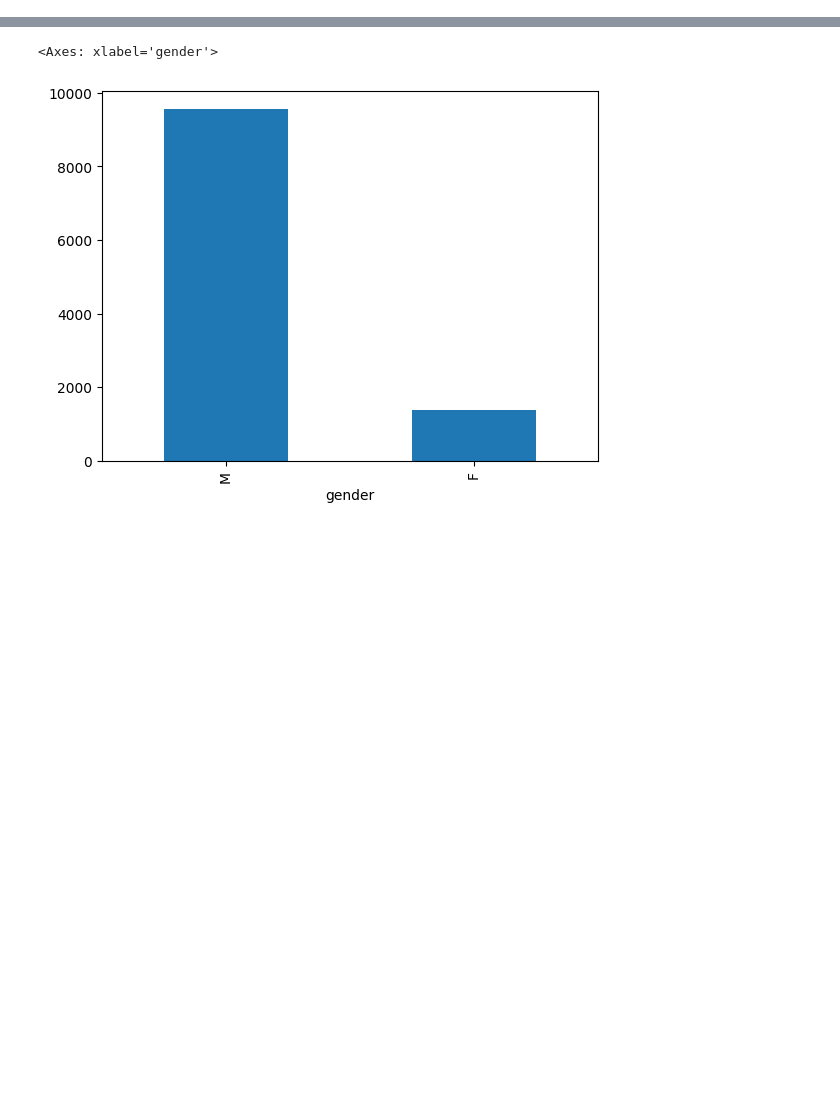
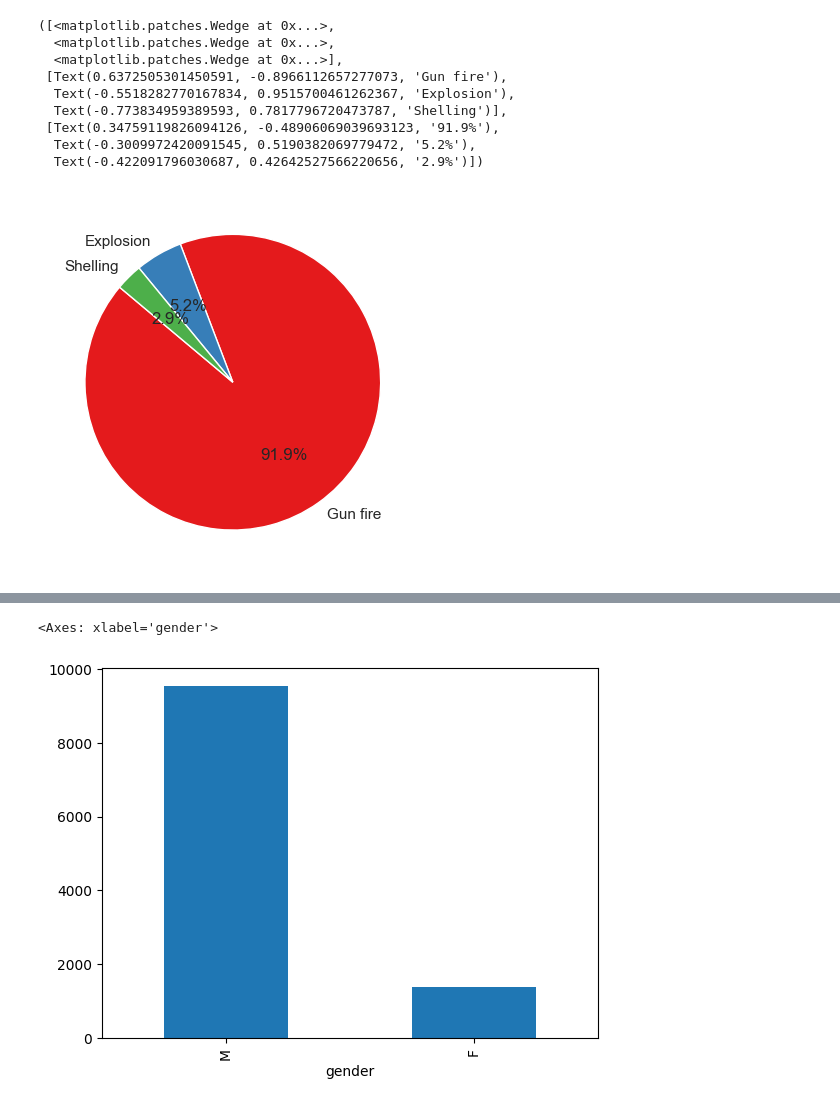
Before and after one commit to HamedRashwan/Phalstine, a Jupyter notebook: notebooks/analytics and viz.ipynb, the cells around one changed output, grey strips where cells are left out. Saved outputs shown, nothing was run; the diff lists cells and outputs as text; code cells hidden in the pictures; blank space fills up the shorter version.

```diff
--- a/notebooks/analytics and viz.ipynb
+++ b/notebooks/analytics and viz.ipynb
@@ -78,3 +98,16 @@ px.pie(names=df.type_of_injury.value_counts().index,values=df.type_of_injury.val
+# %%
+plt.pie(df.type_of_injury.value_counts().head(3), labels=['Gun fire', 'Explosion', 'Shelling'], autopct='%1.1f%%', startangle=140)
+# %% [output]
+([<matplotlib.patches.Wedge at 0x...>,
+  <matplotlib.patches.Wedge at 0x...>,
+  <matplotlib.patches.Wedge at 0x...>],
+ [Text(0.6372505301450591, -0.8966112657277073, 'Gun fire'),
+  Text(-0.5518282770167834, 0.9515700461262367, 'Explosion'),
+  Text(-0.773834959389593, 0.7817796720473787, 'Shelling')],
+ [Text(0.34759119826094126, -0.48906069039693123, '91.9%'),
+  Text(-0.3009972420091545, 0.5190382069779472, '5.2%'),
+  Text(-0.422091796030687, 0.42642527566220656, '2.9%')])
+[figure, added]
 # %%
 kill_df=df.killed_by.value_counts().reset_index()
 kill_df
```
Also changed, not shown: parts of 48 cells of this notebook, 1 other file.
